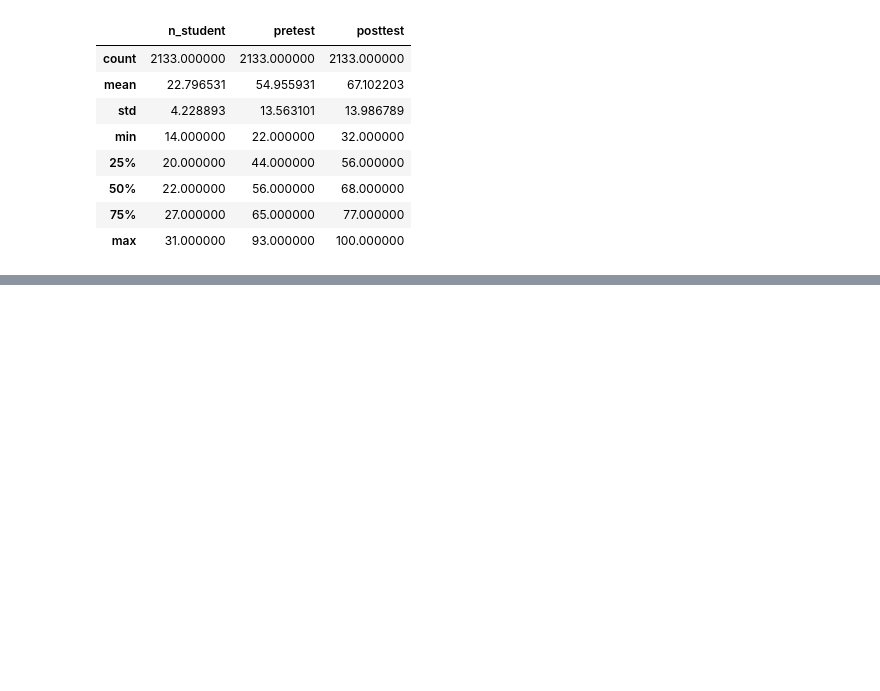
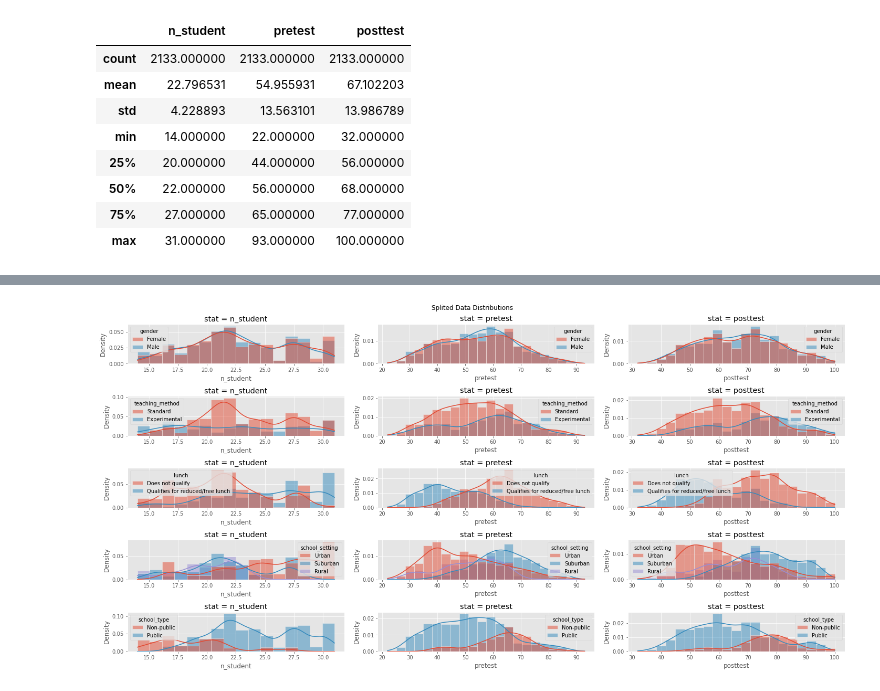
Before and after one commit to Matt88Ac/ModernStatistics_Final, a Jupyter notebook: Test_Scores.ipynb, the cells around one changed output, grey strips where cells are left out. Drawn from its saved outputs; the diff is of its cells as text; code cells hidden in the pictures; blank space fills up the shorter version.

```diff
--- a/Test_Scores.ipynb
+++ b/Test_Scores.ipynb
@@ -87,0 +98,14 @@ df.describe()
+# %%
+plt.figure(figsize=(20, 10))
+plt.suptitle('Splited Data Distributions')
+index = 1
+for i, hue in enumerate(['gender', 'teaching_method', 'lunch', 'school_setting', 'school_type']):
+    for j, col in enumerate(['n_student', 'pretest', 'posttest']):
+        plt.subplot(5, 3, index)
+        index += 1
+        plt.title(f'stat = {col}')
+        sns.histplot(data=df, x=col, hue=hue, kde=True, stat='density', ax=plt.gca())
+plt.tight_layout()
+plt.show()
+# %% [output]
+[figure, added]
```
Also changed, not shown: parts of 1 cell of this notebook.
